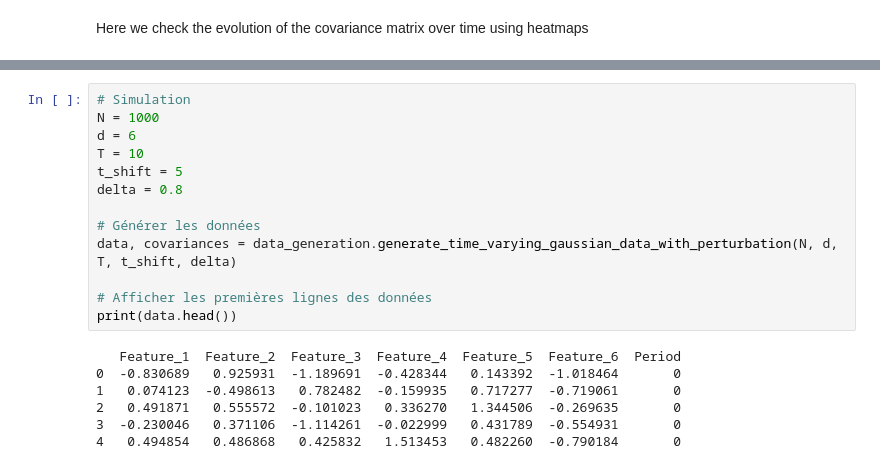
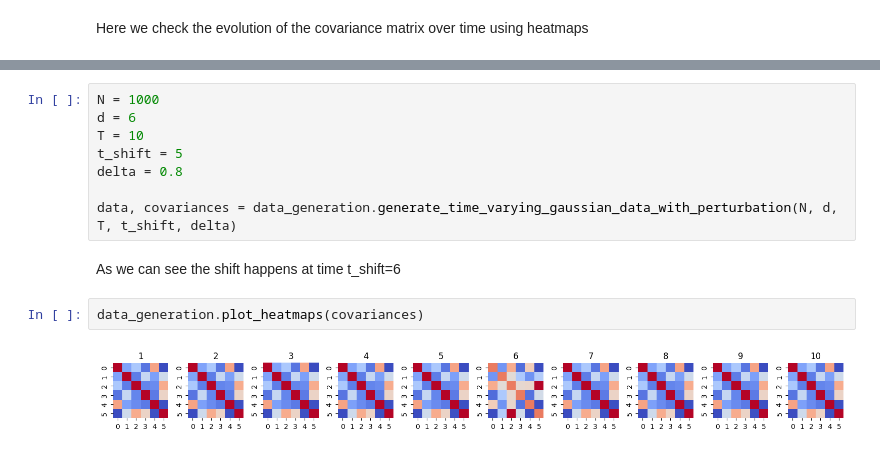
Before and after one commit to AlaaBouattour/TVGL-in-python, a Jupyter notebook: Examples/data_generation.ipynb, the cells around one changed output, grey strips where cells are left out. Cells and saved outputs as stored; diff of their text form.

```diff
--- a/Examples/data_generation.ipynb
+++ b/Examples/data_generation.ipynb
@@ -60,20 +72,14 @@ data_generation.plot_covariance_heatmaps(covariances)
 # %%
-# Simulation
 N = 1000
 d = 6
 T = 10
 t_shift = 5
 delta = 0.8
 
-# Générer les données
 data, covariances = data_generation.generate_time_varying_gaussian_data_with_perturbation(N, d, T, t_shift, delta)
-
-# Afficher les premières lignes des données
-print(data.head())
-# %% [output]
-   Feature_1  Feature_2  Feature_3  Feature_4  Feature_5  Feature_6  Period
-0  -0.830689   0.925931  -1.189691  -0.428344   0.143392  -1.018464       0
-1   0.074123  -0.498613   0.782482  -0.159935   0.717277  -0.719061       0
-2   0.491871   0.555572  -0.101023   0.336270   1.344506  -0.269635       0
-3  -0.230046   0.371106  -1.114261  -0.022999   0.431789  -0.554931       0
-4   0.494854   0.486868   0.425832   1.513453   0.482260  -0.790184       0
+# %% [markdown]
+As we can see the shift happens at time t_shift=6
+# %%
+data_generation.plot_heatmaps(covariances)
+# %% [output]
+[figure, added]
```
Also changed, not shown: parts of 12 cells of this notebook, 2 other files.
